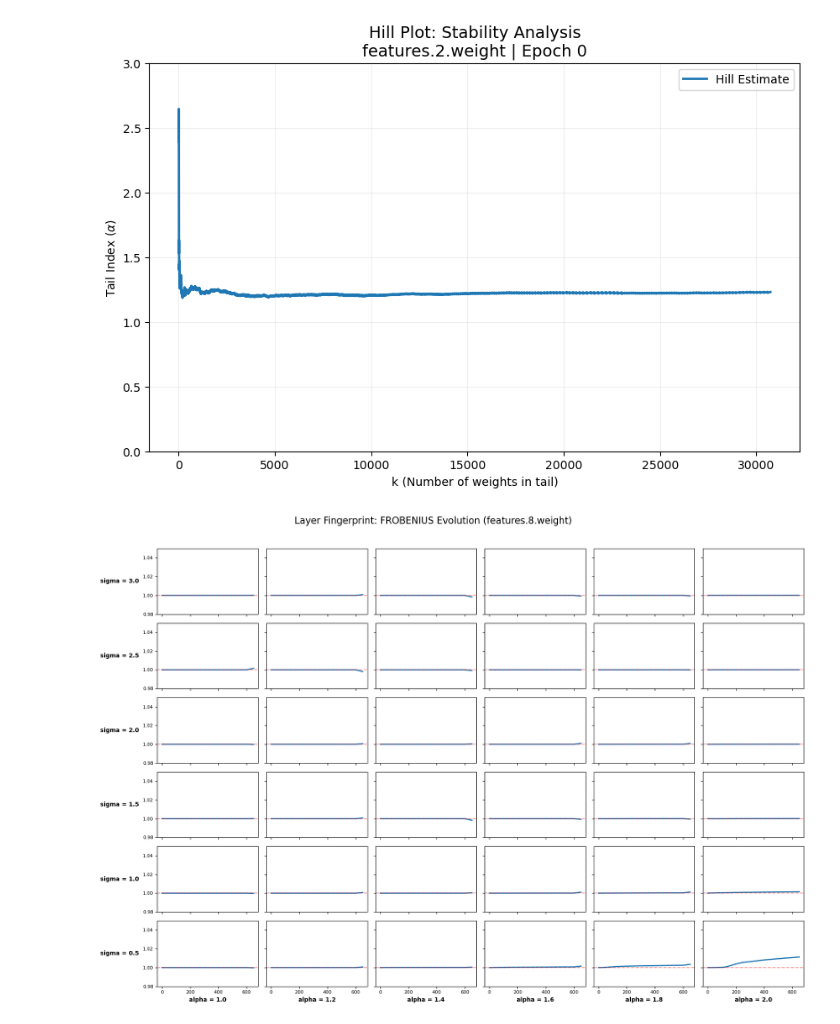
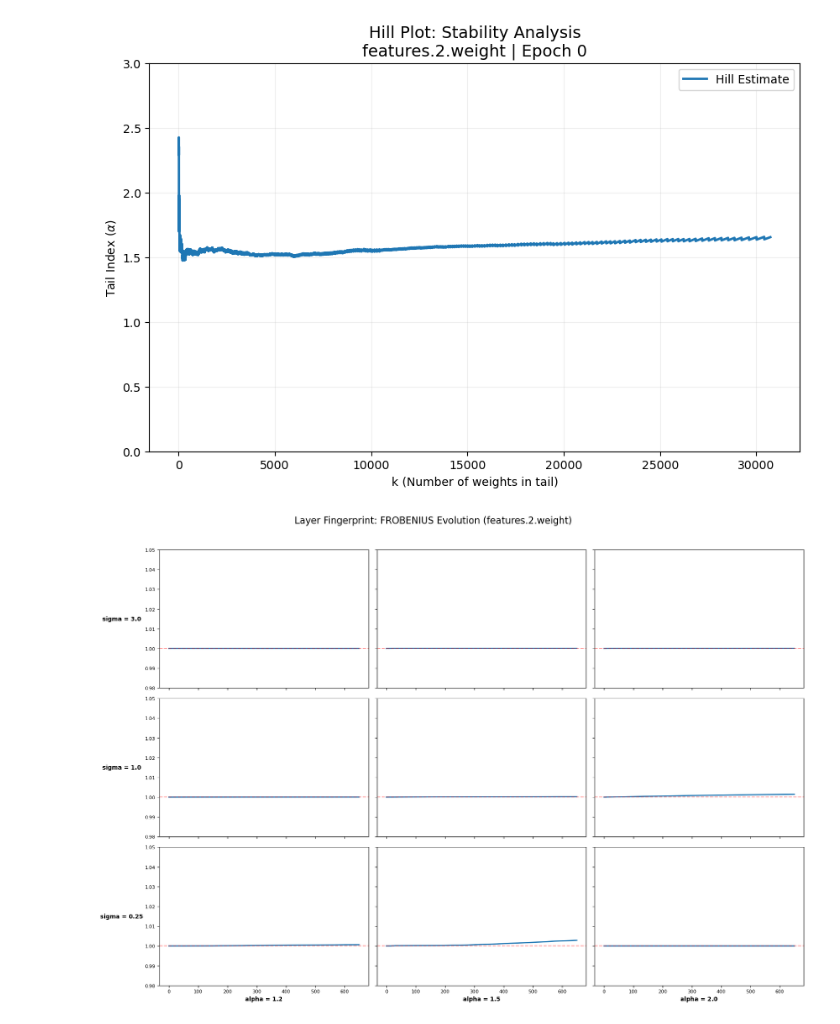
Before and after one commit to YiHaoFromEarth/ht-initialisation-dynamics, a Jupyter notebook: plots.ipynb, the cells around one changed output. Cells and saved outputs as stored; diff of their text form; code cells hidden in the pictures.

```diff
--- a/plots.ipynb
+++ b/plots.ipynb
@@ -8,6 +8,7 @@ import json
 import torchvision.transforms as transforms
 import seaborn as sns
 from pathlib import Path
+from matplotlib.ticker import ScalarFormatter
 from scipy.interpolate import CloughTocher2DInterpolator
 from src.architectures import GeneralMLP
 from src.utils import get_layer_from_checkpoint, collect_run_snapshots, collect_sweep_learning_curves, setup_experiment
@@ -30,9 +31,9 @@ from src.analysis import (
 )
 
 SWEEP_PATH = Path("mnist_mlp_sweep")
-RUN_PATH = Path("mnist_mlp_sweep/alpha_1.2_g_3.0/GeneralMLP_LR0.001_BS1024_20260313_135107_s0")
+RUN_PATH = Path("mnist_mlp_sweep/alpha_1.5_g_1.0/GeneralMLP_LR0.001_BS1024_20260318_123826_s0")
 
 run_df = collect_run_snapshots(RUN_PATH)
-curves_df = collect_sweep_learning_curves(SWEEP_PATH)
-# sweep_df = collect_sweep_metrics(SWEEP_PATH)
+# curves_df = collect_sweep_learning_curves(SWEEP_PATH)
+sweep_df = collect_sweep_metrics(SWEEP_PATH)
 # %% [output]
@@ -65,70 +75,85 @@ if len(alphas) > 0:
 
 plt.show()
 # %% [output]
-[figure, old version]
+[figure, new version]
 # %%
 sweep_df = pd.read_csv("sweep_metrics.csv")
+
 
 def plot_sweep_metric(df, target_layer, metric_col):
     """
     Creates a grid of time-series plots for a specific metric across the sweep.
     """
     # 1. Identify grid dimensions from the data
-    alphas = sorted(df['init_alpha'].unique())
-    sigmas = sorted(df['init_sigma'].unique(), reverse=True)
+    alphas = sorted(df["init_alpha"].unique())
+    sigmas = sorted(df["init_sigma"].unique(), reverse=True)
 
-    fig, axes = plt.subplots(len(sigmas), len(alphas), figsize=(18, 12),
-                             sharex=True, sharey=True)
+    fig, axes = plt.subplots(
+        len(sigmas), len(alphas), figsize=(18, 12), sharex=True, sharey=True
+    )
 
     for i, s_val in enumerate(sigmas):
         for j, a_val in enumerate(alphas):
             ax = axes[i, j]
 
             # 2. Filter for this specific run
-            subset = df[(df['init_alpha'] == a_val) &
-                        (df['init_sigma'] == s_val) &
-                        (df['layer'] == target_layer)].sort_values('epoch')
+            subset = df[
+                (df["init_alpha"] == a_val)
+                & (df["init_sigma"] == s_val)
+                & (df["layer"] == target_layer)
+            ].sort_values("epoch")
 
             if not subset.empty:
                 y_data = subset[metric_col]
 
                 # --- THE NORMALIZATION LOGIC ---
                 # Converts raw Frobenius Norm into "Relative Displacement / Growth"
-                if metric_col == 'frobenius':
+                if metric_col == "frobenius":
                     initial_val = y_data.iloc[0]
-                    y_data = y_data / initial_val # Everything starts at 1.0
+                    y_data = y_data / initial_val  # Everything starts at 1.0
 
-                ax.plot(subset['epoch'], y_data, color='#1f77b4', lw=2)
+                ax.plot(subset["epoch"], y_data, color="#1f77b4", lw=2)
 
                 # 3. Add context lines
-                if 'alpha' in metric_col.lower():
-                    ax.axhline(y=a_val, color='red', linestyle='--', alpha=0.4)
-                    ax.set_ylim(0.8, 2.5) # Consistent scale for Alpha
+                if "alpha" in metric_col.lower():
+                    ax.axhline(y=a_val, color="red", linestyle="--", alpha=0.4)
+                    ax.set_ylim(0.8, 2.5)  # Consistent scale for Alpha
 
-                if metric_col == 'frobenius':
-                    ax.axhline(y=1.0, color='red', linestyle='--', alpha=0.4)
+                if metric_col == "frobenius":
+                    ax.axhline(y=1.0, color="red", linestyle="--", alpha=0.4)
                     # For Lazy Learning, we zoom in.
                     # If it's exploding, you might need to increase 1.1 to 1.5
                     ax.set_ylim(0.98, 1.05)
             else:
-                ax.text(0.5, 0.5, "N/A", ha='center')
+                ax.text(0.5, 0.5, "N/A", ha="center")
 
             # 4. Manual Axis Labeling
             # Label Sigmas on the left edge (Rows)
             if j == 0:
-                ax.set_ylabel(f"sigma = {s_val}", rotation=0, labelpad=40, va='center', fontweight='bold')
+                ax.set_ylabel(
+                    f"sigma = {s_val}",
+                    rotation=0,
+                    labelpad=40,
+                    va="center",
+                    fontweight="bold",
+                )
 
             # Label Alphas on the bottom edge (Columns)
             if i == len(sigmas) - 1:
-                ax.set_xlabel(f"alpha = {a_val}", fontweight='bold')
+                ax.set_xlabel(f"alpha = {a_val}", fontweight="bold")
 
-            ax.tick_params(axis='both', which='major', labelsize=8)
+            ax.tick_params(axis="both", which="major", labelsize=8)
 
-    plt.suptitle(f"Layer Fingerprint: {metric_col.upper()} Evolution ({target_layer})", fontsize=16, y=0.98)
+    plt.suptitle(
+        f"Layer Fingerprint: {metric_col.upper()} Evolution ({target_layer})",
+        fontsize=16,
+        y=0.98,
+    )
     plt.tight_layout(rect=[0.05, 0, 1, 0.96])
     plt.show()
 
+
 # --- Usage Example ---
-plot_sweep_metric(sweep_df, "features.8.weight", "frobenius")
+plot_sweep_metric(sweep_df, "features.2.weight", "frobenius")
 # %% [output]
-[figure, old version]
+[figure, new version]
```
Also changed, not shown: parts of 5 cells of this notebook, 3 other files.
